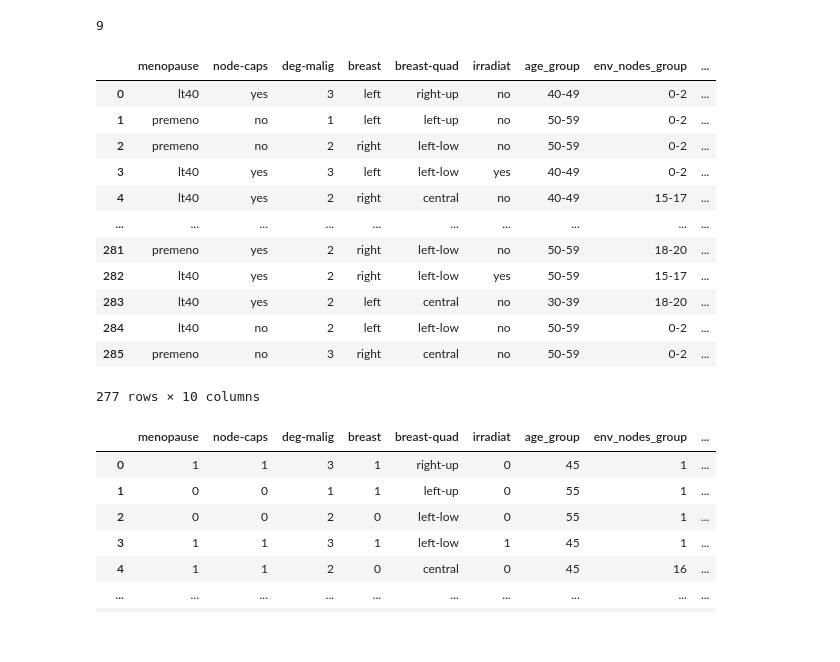
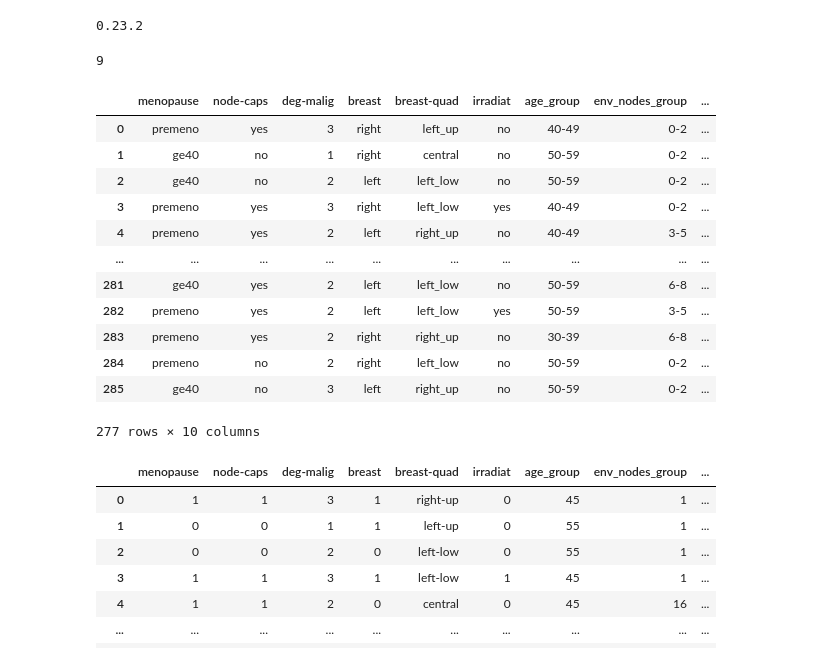
Before and after one commit to ParamedicLoaf/Projeto_2, a Jupyter notebook: Projeto 2.ipynb, the cells around one changed output. Cells and saved outputs as stored; diff of their text form; code cells hidden in the pictures.

```diff
--- a/Projeto 2.ipynb
+++ b/Projeto 2.ipynb
@@ -11,3 +26,7 @@ import pydotplus
+# %%
+print(sklearn.__version__)
+# %% [output]
+0.23.2
 # %%
 dados = pd.read_csv('breast_cancer_diagnosis.csv')
 dados.isnull().sum().sum()
@@ -19,73 +38,44 @@ dados = pd.read_csv('breast_cancer_diagnosis.csv')
 #Como o numero de NaNs e relavtivamente baixo quando comparados ao tamanho da database, decidimos exlui-las
 dados = dados.dropna()
 
 #Juntando colunas categóricas separadas
 dados['age_group'] = dados['Start Age'].astype('string') + '-' + dados['End Age'].astype('string')
 dados['env_nodes_group'] = dados['Start_env_nodes'].astype('string') + '-' + dados['end_env_nodes'].astype('string')
 dados['tumor_size'] = dados['Start tumor size'].astype('string') + '-' + dados['End tumor size'].astype('string')
 
 #Deletando colunas que não serão utilizadas, já que seu conteúdo foi adicionado a outra coluna
 del dados['End Age']
 del dados['Start Age']
 del dados['Start_env_nodes']
 del dados['end_env_nodes']
 del dados['Start tumor size']
 del dados['End tumor size']
 
 #Atribuindo à variável target a coluna class
 target = dados.pop('Class')
 dados.insert(9,'Class',target)
 
-#Ajustando os tipos de variáveis
-dados['menopause'] = dados['menopause'].astype('category')
-dados['menopause'].cat.categories = ['premeno', 'ge40', 'lt40']
-
-dados['breast'] = dados['breast'].astype('category')
-dados['breast'].cat.categories = ['right', 'left']
-
-dados['node-caps'] = dados['node-caps'].astype('category')
-
-dados['deg-malig'] = dados['deg-malig'].astype('category')
-dados['deg-malig'].cat.categories = [1, 2, 3]
-
-dados['breast-quad'] = dados['breast-quad'].astype('category')
-dados['breast-quad'].cat.categories = ['left-up', 'left-low', 'right-up', 'right-low', 'central']
-
-dados['irradiat'] = dados['irradiat'].astype('category')
-
-dados['age_group'] = dados['age_group'].astype('category')
-dados['age_group'].cat.categories = ['20-29', '30-39', '40-49', '50-59', '60-69', '70-79']
-
-dados['env_nodes_group'] = dados['env_nodes_group'].astype('category')
-dados['env_nodes_group'].cat.categories = ['0-2', '3-5', '6-8', '9-11', '15-17', '18-20', '21-23']
-
-dados['tumor_size'] = dados['tumor_size'].astype('category')
-dados['tumor_size'].cat.categories = ['0-4', '5-9', '10-14', '15-19', '20-24', '25-29', '30-34', '35-39', '40-44', '45-49', '50-54']
-
-dados['Class'] = dados['Class'].astype('category')
-dados['Class'].cat.categories = ['no-recurrence-events', 'recurrence-events']
-
 #Melhorando a visualização da variável target
 map_dictionary = {'recurrence-events' : "yes", 'no-recurrence-events' : "no"}
 dados['Class'] = dados['Class'].map(map_dictionary)
 
 #Renomeando a coluna class
 dados.rename(columns = {'Class':'recurrent_events'}, inplace=True)
 
 dados
 # %% [output]
 |  | menopause | node-caps | deg-malig | breast | breast-quad | irradiat | age_group | env_nodes_group | ... |
-| 0 | lt40 | yes | 3 | left | right-up | no | 40-49 | 0-2 | ... |
-| 1 | premeno | no | 1 | left | left-up | no | 50-59 | 0-2 | ... |
-| 2 | premeno | no | 2 | right | left-low | no | 50-59 | 0-2 | ... |
-| 3 | lt40 | yes | 3 | left | left-low | yes | 40-49 | 0-2 | ... |
-| 4 | lt40 | yes | 2 | right | central | no | 40-49 | 15-17 | ... |
+| 0 | premeno | yes | 3 | right | left_up | no | 40-49 | 0-2 | ... |
+| 1 | ge40 | no | 1 | right | central | no | 50-59 | 0-2 | ... |
+| 2 | ge40 | no | 2 | left | left_low | no | 50-59 | 0-2 | ... |
+| 3 | premeno | yes | 3 | right | left_low | yes | 40-49 | 0-2 | ... |
+| 4 | premeno | yes | 2 | left | right_up | no | 40-49 | 3-5 | ... |
 | ... | ... | ... | ... | ... | ... | ... | ... | ... | ... |
-| 281 | premeno | yes | 2 | right | left-low | no | 50-59 | 18-20 | ... |
-| 282 | lt40 | yes | 2 | right | left-low | yes | 50-59 | 15-17 | ... |
-| 283 | lt40 | yes | 2 | left | central | no | 30-39 | 18-20 | ... |
-| 284 | lt40 | no | 2 | left | left-low | no | 50-59 | 0-2 | ... |
-| 285 | premeno | no | 3 | right | central | no | 50-59 | 0-2 | ... |
+| 281 | ge40 | yes | 2 | left | left_low | no | 50-59 | 6-8 | ... |
+| 282 | premeno | yes | 2 | left | left_low | yes | 50-59 | 3-5 | ... |
+| 283 | premeno | yes | 2 | right | right_up | no | 30-39 | 6-8 | ... |
+| 284 | premeno | no | 2 | right | left_low | no | 50-59 | 0-2 | ... |
+| 285 | ge40 | no | 3 | left | right_up | no | 50-59 | 0-2 | ... |
 277 rows × 10 columns
 # %%
 
```
Also changed, not shown: parts of 4 cells of this notebook.
